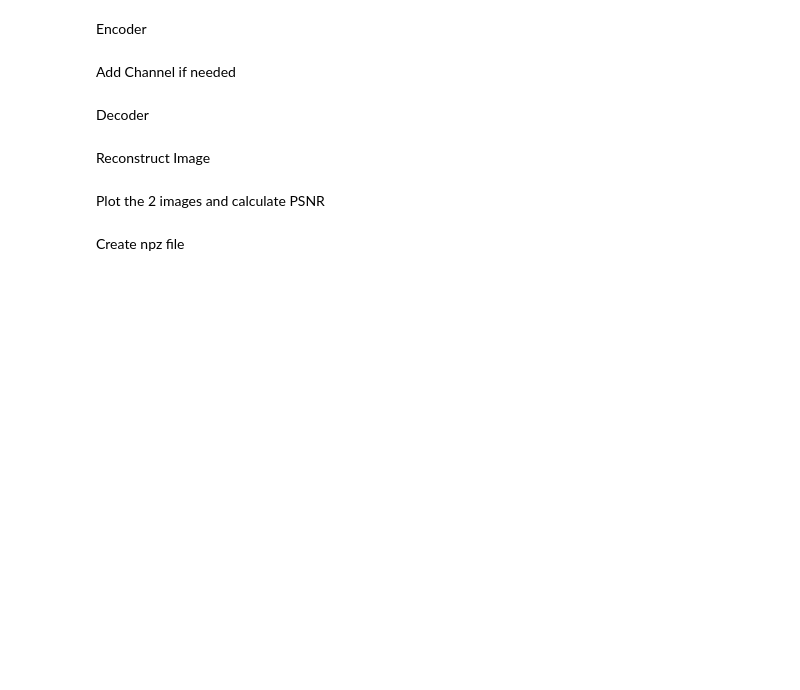
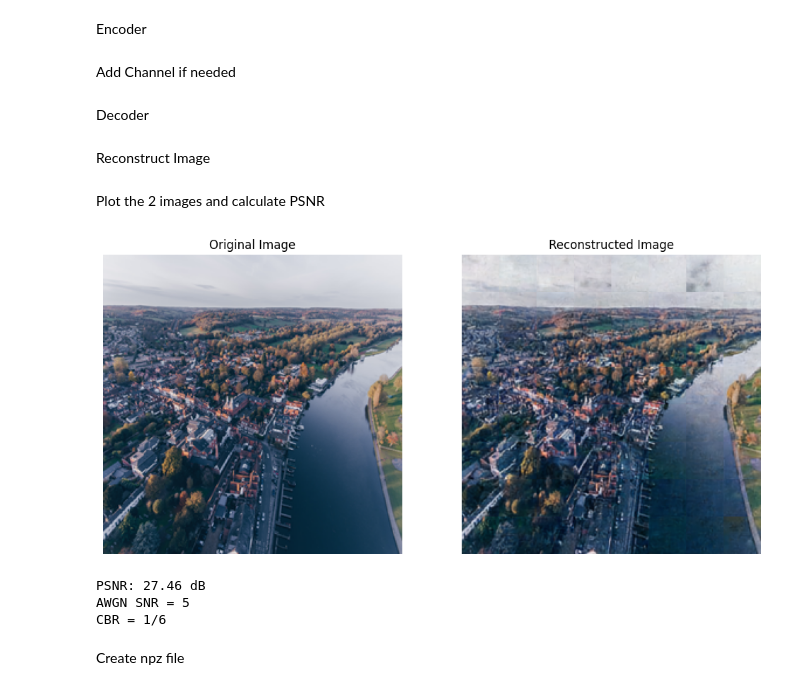
Before and after one commit to tharusha-pathirana/Semantic-Communication, a Jupyter notebook: Semvit-Model-Testing.ipynb, the cells around one changed output. Saved outputs shown, nothing was run; the diff lists cells and outputs as text; code cells hidden in the pictures; blank space fills up the shorter version.

```diff
--- a/Semvit-Model-Testing.ipynb
+++ b/Semvit-Model-Testing.ipynb
@@ -742,7 +762,7 @@ CIFAR-10 image (32x32) Only for testing purposes
 # %% [markdown]
 Give path of image (Can be any size. It will then be resized to 256x256)
 # %%
-image_path = '/kaggle/input/div2k-high-resolution-images/DIV2K_train_HR/DIV2K_train_HR/0037.png'
+image_path = '/kaggle/input/div2k-high-resolution-images/DIV2K_train_HR/DIV2K_train_HR/0171.png'
 image = Image.open(image_path).convert('RGB')
 
 # Resize the image to 256x256
@@ -801,16 +821,26 @@ Plot the 2 images and calculate PSNR
 # %%
 plt.figure(figsize=(12, 6))
 plt.subplot(1, 2, 1)
 plt.title("Original Image")
 plt.imshow(original_image)
+plt.axis('off')
 
 plt.subplot(1, 2, 2)
 plt.title("Reconstructed Image")
 plt.imshow(reconstructed_image)
+plt.axis('off')
 plt.show()
 
 psnr_value = tf.image.psnr(original_image, reconstructed_image, max_val=255)
 print(f"PSNR: {psnr_value.numpy():.2f} dB")
+
+print(f"AWGN SNR = {snr_used}")
+print("CBR = 1/6")
+# %% [output]
+[figure, added]
+PSNR: 27.46 dB
+AWGN SNR = 5
+CBR = 1/6
 # %% [markdown]
 Create npz file
 # %%
```
Also changed, not shown: parts of 4 cells of this notebook.
